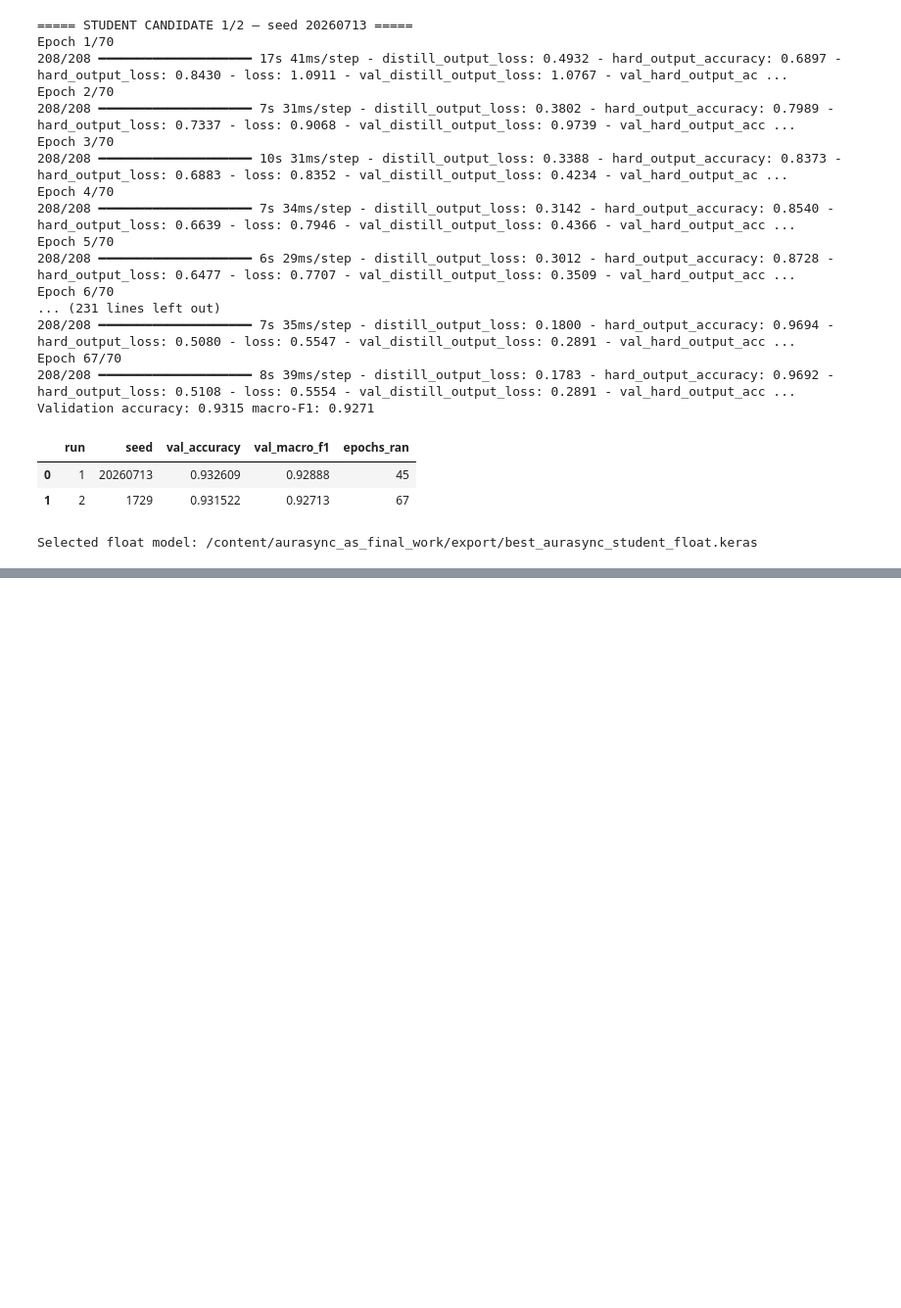
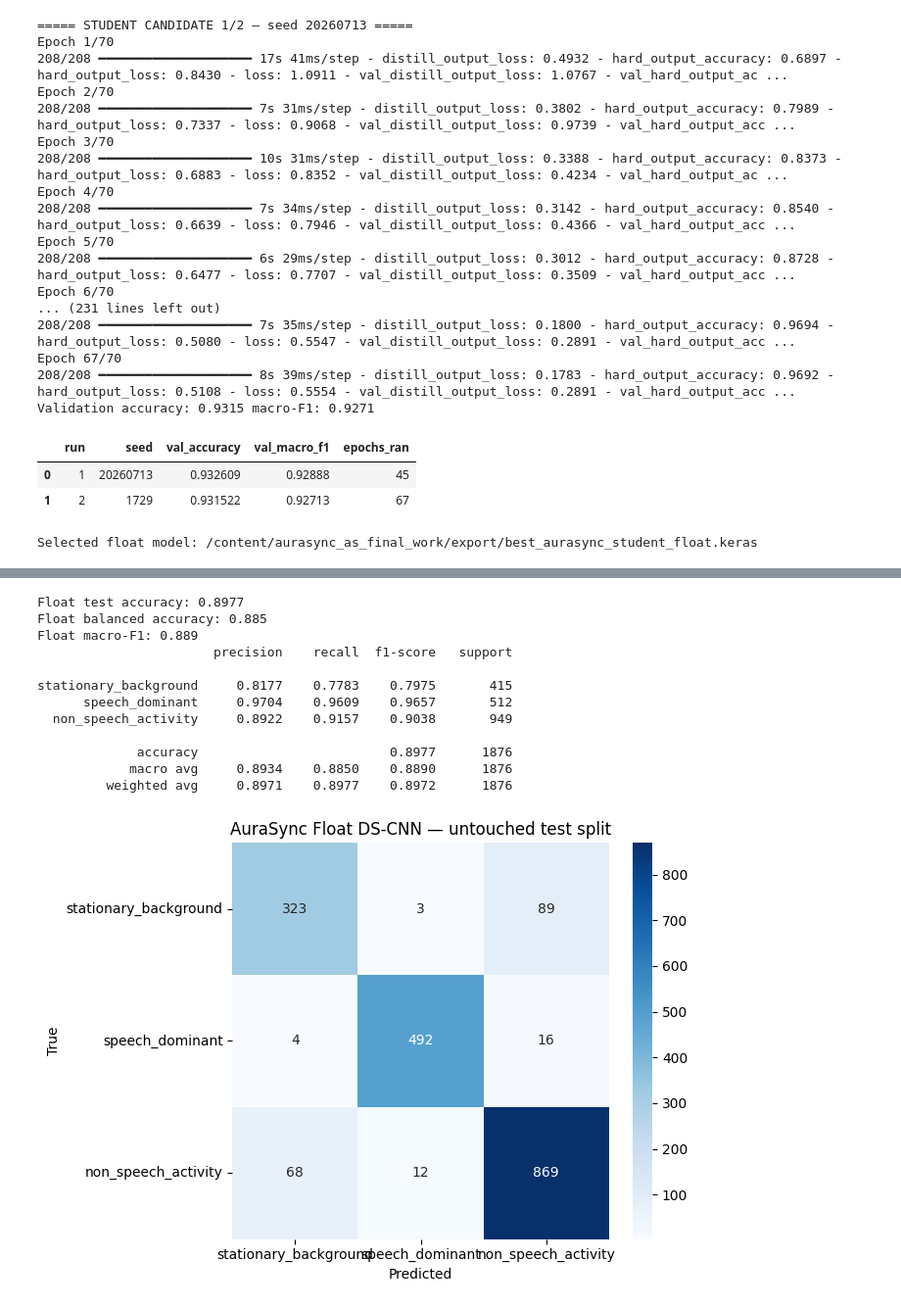
Before and after one commit to GhimirePlan/Project_AuraSync, a Jupyter notebook: AS_DL_Model/AuraSync_CNN_Training.ipynb, the cells around one changed output, grey strips where cells are left out. Shown at 98% size. Drawn from its saved outputs; the diff is of its cells as text; code cells hidden in the pictures; blank space fills up the shorter version.

Commit message:
implemented float evaluation and confusion visualization

```diff
--- a/AS_DL_Model/AuraSync_CNN_Training.ipynb
+++ b/AS_DL_Model/AuraSync_CNN_Training.ipynb
@@ -817,3 +817,24 @@ Validation accuracy: 0.9315 macro-F1: 0.9271
 | 0 | 1 | 20260713 | 0.932609 | 0.92888 | 45 |
 | 1 | 2 | 1729 | 0.931522 | 0.92713 | 67 |
 Selected float model: /content/aurasync_as_final_work/export/best_aurasync_student_float.keras
+# %%
+# 16. Untouched float-model test evaluation.
+float_test_probs = inference_model.predict(X_test, batch_size=256, verbose=0)
+float_test_pred = float_test_probs.argmax(axis=1)
+float_test_accuracy = accuracy_score(y_test_ids, float_test_pred)
+float_test_balanced_accuracy = balanced_accuracy_score(y_test_ids, float_test_pred)
+float_test_macro_f1 = f1_score(y_test_ids, float_test_pred, average='macro')
+
+print('Float test accuracy:', round(float_test_accuracy, 4))
+print('Float balanced accuracy:', round(float_test_balanced_accuracy, 4))
+print('Float macro-F1:', round(float_test_macro_f1, 4))
+print(classification_report(y_test_ids, float_test_pred, target_names=LABELS, digits=4))
+
+float_cm = confusion_matrix(y_test_ids, float_test_pred)
+plt.figure(figsize=(7, 5))
+sns.heatmap(float_cm, annot=True, fmt='d', cmap='Blues', xticklabels=LABELS, yticklabels=LABELS)
+plt.xlabel('Predicted'); plt.ylabel('True'); plt.title('AuraSync Float DS-CNN — untouched test split')
+plt.tight_layout()
+plt.savefig(EXPORT_DIR / 'float_confusion_matrix.png', dpi=170)
+plt.show()
+# %% [output]
@@ -819,0 +842,13 @@ Selected float model: /content/aurasync_as_final_work/export/best_aurasync_stude
+Float test accuracy: 0.8977
+Float balanced accuracy: 0.885
+Float macro-F1: 0.889
+                       precision    recall  f1-score   support
+
+stationary_background     0.8177    0.7783    0.7975       415
+      speech_dominant     0.9704    0.9609    0.9657       512
+  non_speech_activity     0.8922    0.9157    0.9038       949
+
+             accuracy                         0.8977      1876
+            macro avg     0.8934    0.8850    0.8890      1876
+         weighted avg     0.8971    0.8977    0.8972      1876
+[figure, added]
```
Also changed, not shown: parts of 1 cell of this notebook, 1 other file.
